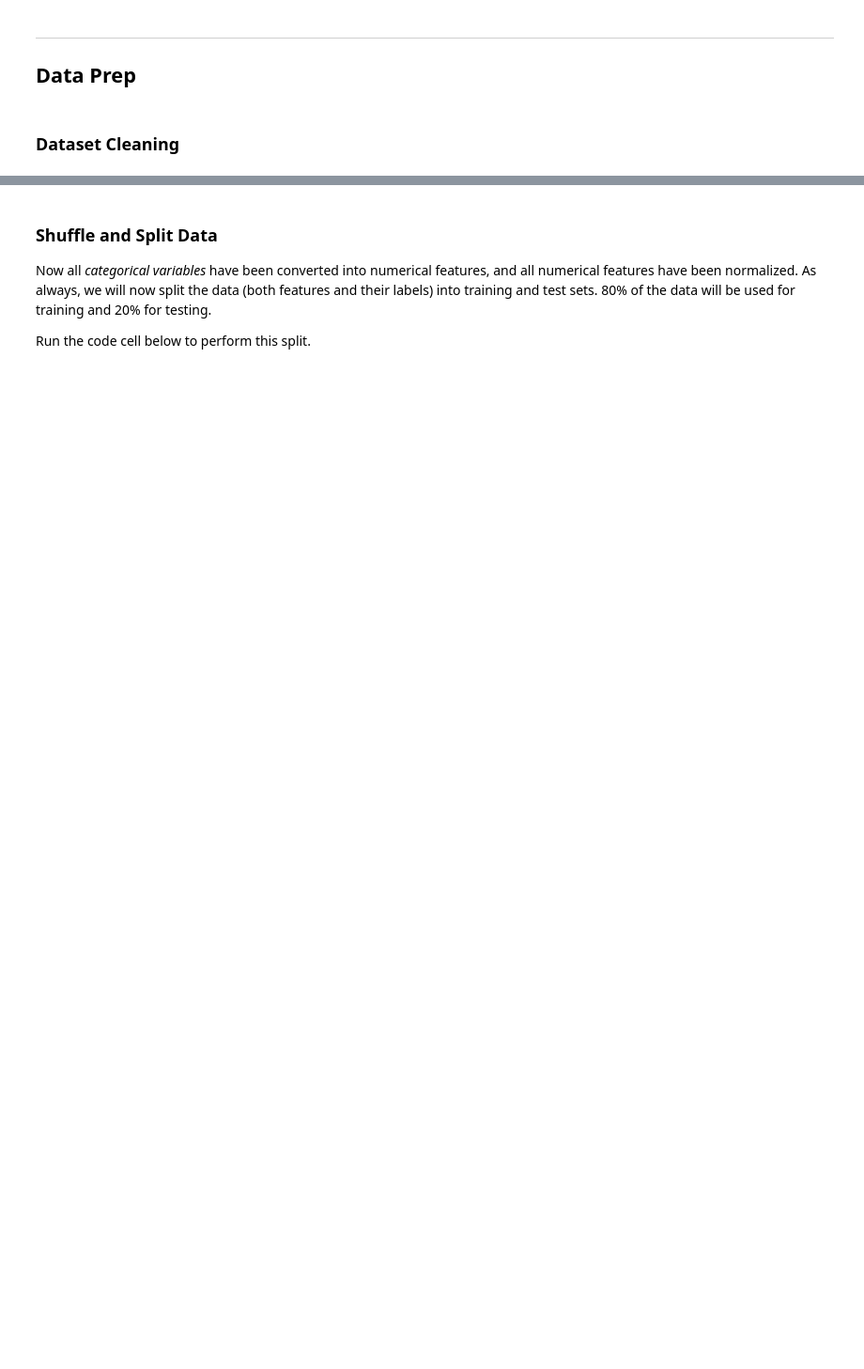
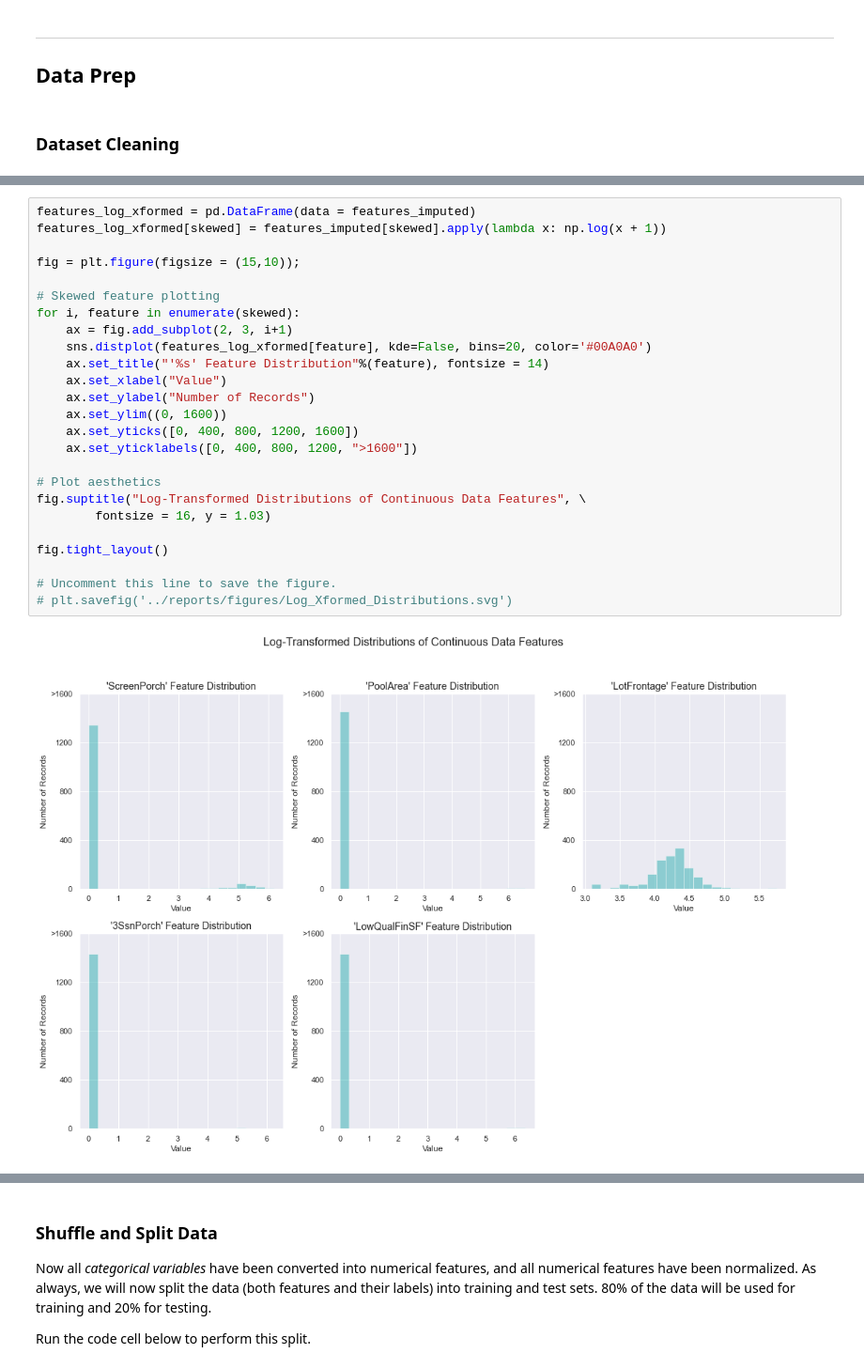
Before and after one commit to sean-a-ward/housing-comp, a Jupyter notebook: notebooks/2.0-saw-data-preparation.ipynb, the cells around one changed output, grey strips where cells are left out. Shown: that part at 94% size. Cells and saved outputs as stored; diff of their text form; blank space fills up the shorter version.

```diff
--- a/notebooks/2.0-saw-data-preparation.ipynb
+++ b/notebooks/2.0-saw-data-preparation.ipynb
@@ -277,0 +255,27 @@ features_final.head()
+# %%
+features_log_xformed = pd.DataFrame(data = features_imputed)
+features_log_xformed[skewed] = features_imputed[skewed].apply(lambda x: np.log(x + 1))
+
+fig = plt.figure(figsize = (15,10));
+
+# Skewed feature plotting
+for i, feature in enumerate(skewed):
+    ax = fig.add_subplot(2, 3, i+1)
+    sns.distplot(features_log_xformed[feature], kde=False, bins=20, color='#00A0A0')
+    ax.set_title("'%s' Feature Distribution"%(feature), fontsize = 14)
+    ax.set_xlabel("Value")
+    ax.set_ylabel("Number of Records")
+    ax.set_ylim((0, 1600))
+    ax.set_yticks([0, 400, 800, 1200, 1600])
+    ax.set_yticklabels([0, 400, 800, 1200, ">1600"])
+
+# Plot aesthetics
+fig.suptitle("Log-Transformed Distributions of Continuous Data Features", \
+        fontsize = 16, y = 1.03)
+
+fig.tight_layout()
+
+# Uncomment this line to save the figure.
+# plt.savefig('../reports/figures/Log_Xformed_Distributions.svg')
+# %% [output]
+[figure, added]
```
Also changed, not shown: parts of 39 cells of this notebook.
